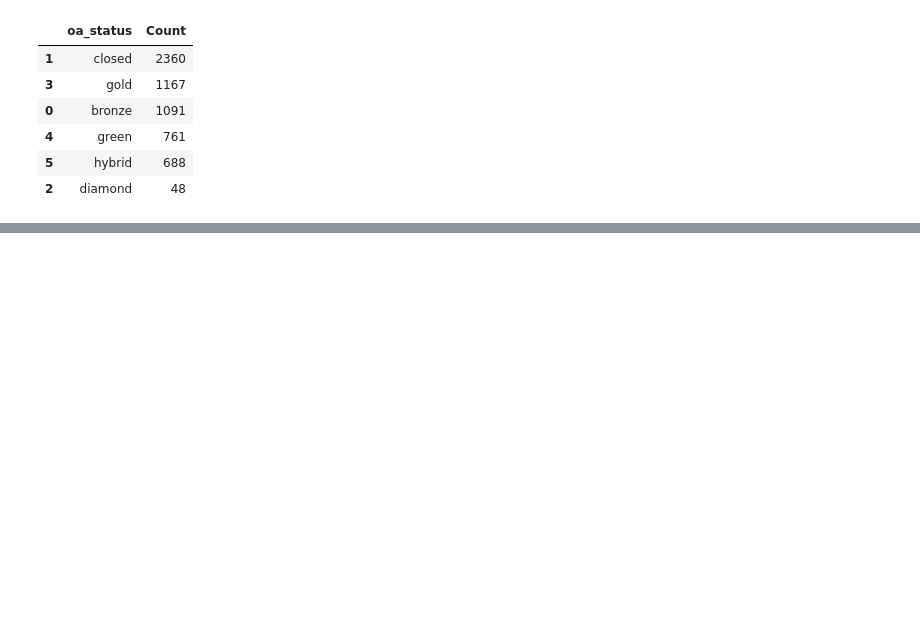
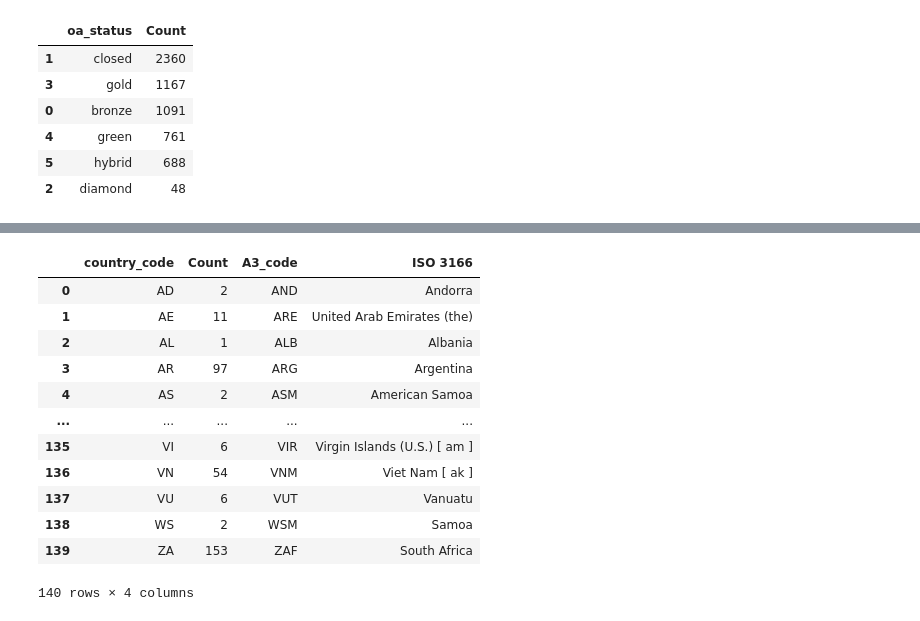
Before and after one commit to poppy-nicolette/IPCC_corpus, a Jupyter notebook: Corpus/descriptive_analysis/descriptive_analysis.ipynb, the cells around one changed output, grey strips where cells are left out. Drawn from its saved outputs; the diff is of its cells as text; code cells hidden in the pictures; blank space fills up the shorter version.

```diff
--- a/Corpus/descriptive_analysis/descriptive_analysis.ipynb
+++ b/Corpus/descriptive_analysis/descriptive_analysis.ipynb
@@ -182,0 +174,7 @@ country_df.head(5)
+# %%
+country_code_df = pd.DataFrame(country_df.groupby(['institution_country_code'])['institution_country_code'].count()).unstack()
+country_code_df = country_code_df.reset_index()
+country_code_df.drop(columns=["level_0"],inplace=True)
+country_code_df = country_code_df.rename(columns={'institution_country_code':'country_code',0:'Count'})
+country_code_df.to_excel("tables/country_code.xlsx")
+country_code_df
@@ -182,0 +211,24 @@ country_df.head(5)
+# %%
+# Plotly chloropleth
+# load ISO-3166 codes
+iso_codes_df = pd.read_excel("/Users/poppyriddle/Documents/Github/IPCC_corpus/Corpus/descriptive_analysis/ISO_3166_country_codes.xlsx")
+iso_codes_df = iso_codes_df[['A2_code','A3_code','ISO 3166']]
+iso_codes_df
+
+country_code_df_merged = country_code_df.merge(iso_codes_df, left_on='country_code', right_on='A2_code', how='inner')
+country_code_df_merged.drop(columns=['A2_code'],inplace=True)
+country_code_df_merged
+# %% [output]
+|  | country_code | Count | A3_code | ISO 3166 |
+| 0 | AD | 2 | AND | Andorra |
+| 1 | AE | 11 | ARE | United Arab Emirates (the) |
+| 2 | AL | 1 | ALB | Albania |
+| 3 | AR | 97 | ARG | Argentina |
+| 4 | AS | 2 | ASM | American Samoa |
+| ... | ... | ... | ... | ... |
+| 135 | VI | 6 | VIR | Virgin Islands (U.S.) [ am ] |
+| 136 | VN | 54 | VNM | Viet Nam [ ak ] |
+| 137 | VU | 6 | VUT | Vanuatu |
+| 138 | WS | 2 | WSM | Samoa |
+| 139 | ZA | 153 | ZAF | South Africa |
+140 rows × 4 columns
```
Also changed, not shown: parts of 6 cells of this notebook, 7 other files.
